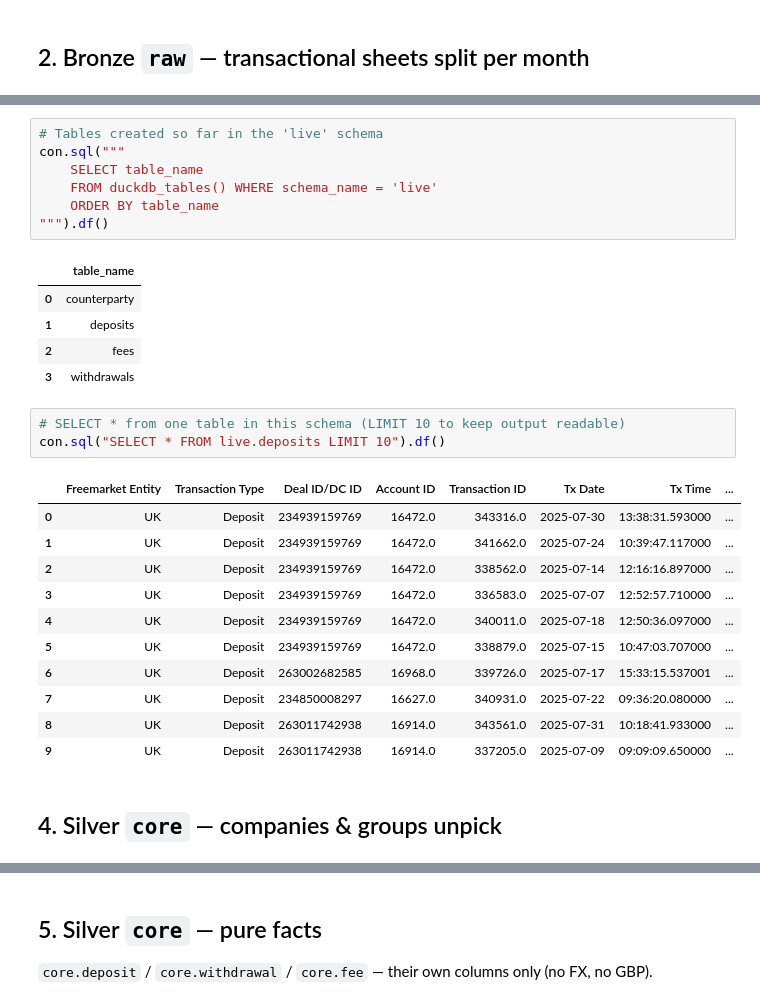
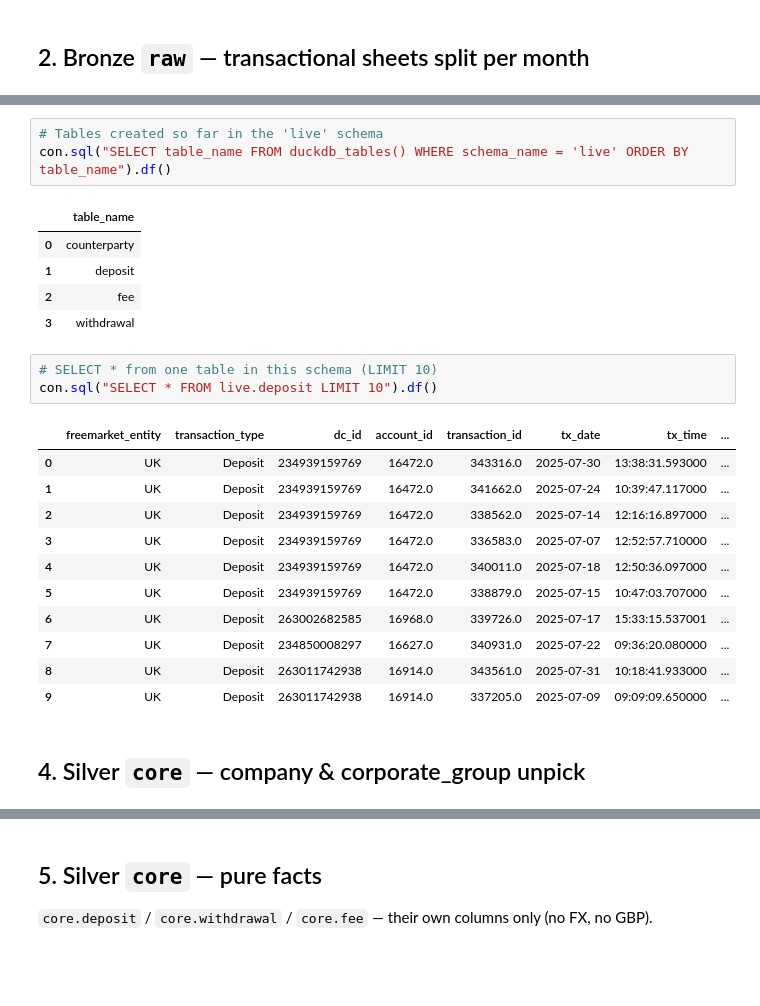
Before and after one commit to hallabehery/FM-Data-Engineer-Test-HS, a Jupyter notebook: notebook/pipeline.ipynb, the cells around one changed output, grey strips where cells are left out. Drawn from its saved outputs; the diff is of its cells as text; blank space fills up the shorter version.

```diff
--- a/notebook/pipeline.ipynb
+++ b/notebook/pipeline.ipynb
@@ -106,21 +98,17 @@ for r in bronze.build_live(con):
 # %%
 # Tables created so far in the 'live' schema
-con.sql("""
-    SELECT table_name
-    FROM duckdb_tables() WHERE schema_name = 'live'
-    ORDER BY table_name
-""").df()
+con.sql("SELECT table_name FROM duckdb_tables() WHERE schema_name = 'live' ORDER BY table_name").df()
 # %% [output]
 |  | table_name |
 | 0 | counterparty |
-| 1 | deposits |
-| 2 | fees |
-| 3 | withdrawals |
+| 1 | deposit |
+| 2 | fee |
+| 3 | withdrawal |
 # %%
-# SELECT * from one table in this schema (LIMIT 10 to keep output readable)
-con.sql("SELECT * FROM live.deposits LIMIT 10").df()
+# SELECT * from one table in this schema (LIMIT 10)
+con.sql("SELECT * FROM live.deposit LIMIT 10").df()
 # %% [output]
-|  | Freemarket Entity | Transaction Type | Deal ID/DC ID | Account ID | Transaction ID | Tx Date | Tx Time | ... |
+|  | freemarket_entity | transaction_type | dc_id | account_id | transaction_id | tx_date | tx_time | ... |
 | 0 | UK | Deposit | 234939159769 | 16472.0 | 343316.0 | 2025-07-30 | 13:38:31.593000 | ... |
 | 1 | UK | Deposit | 234939159769 | 16472.0 | 341662.0 | 2025-07-24 | 10:39:47.117000 | ... |
 | 2 | UK | Deposit | 234939159769 | 16472.0 | 338562.0 | 2025-07-14 | 12:16:16.897000 | ... |
@@ -132,7 +120,7 @@ con.sql("SELECT * FROM live.deposits LIMIT 10").df()
 | 8 | UK | Deposit | 263011742938 | 16914.0 | 343561.0 | 2025-07-31 | 10:18:41.933000 | ... |
 | 9 | UK | Deposit | 263011742938 | 16914.0 | 337205.0 | 2025-07-09 | 09:09:09.650000 | ... |
 # %% [markdown]
-## 4. Silver `core` — companies & groups unpick
+## 4. Silver `core` — company & corporate_group unpick
 # %%
 print(silver_core.build_companies(con))
 print(silver_core.build_groups(con))
```
Also changed, not shown: parts of 23 cells of this notebook, 10 other files.
